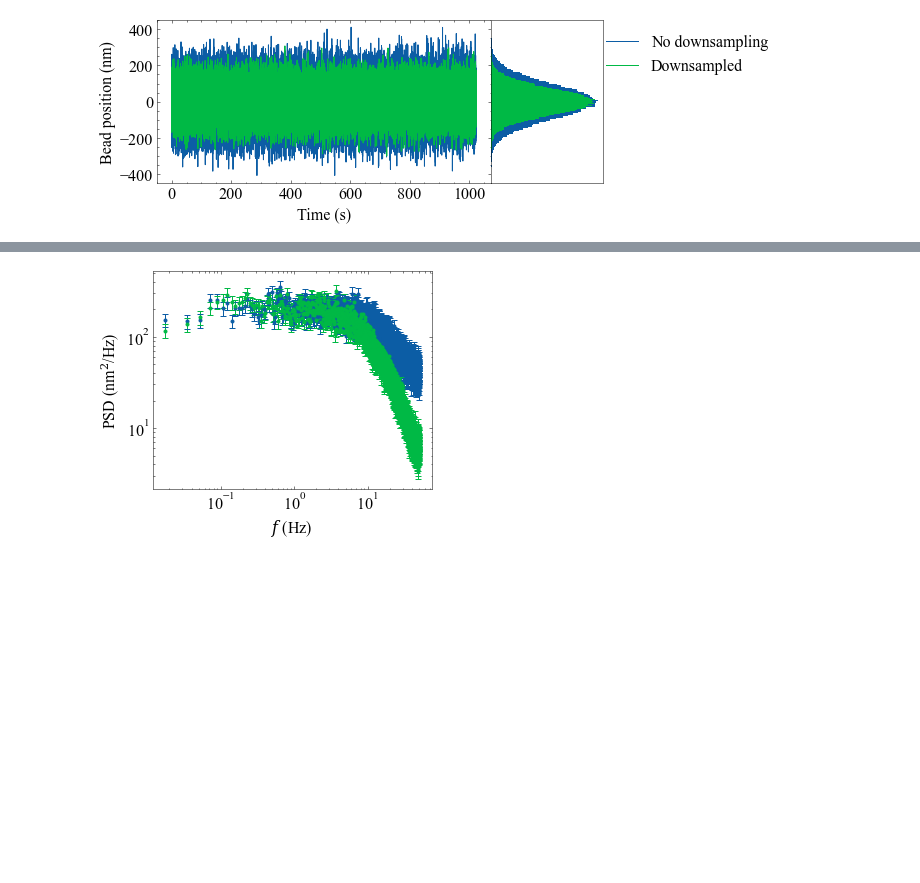
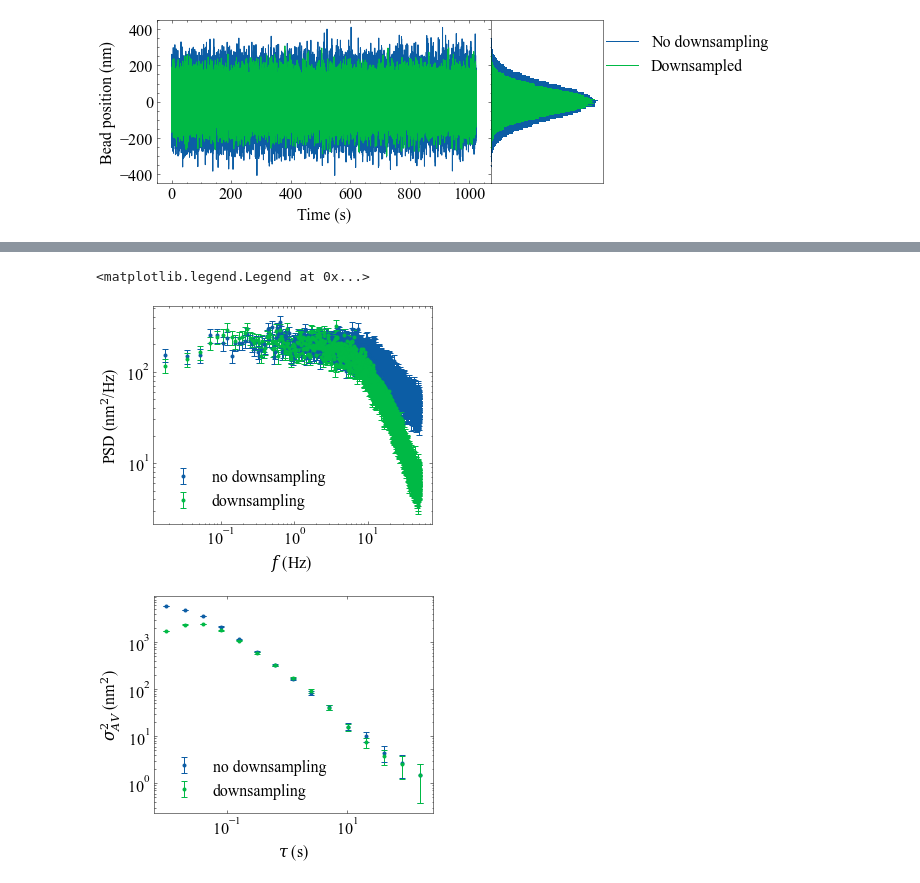
Before and after one commit to ianlmorgan/tweezepy, a Jupyter notebook: docs/pages/simulations.ipynb, the cells around one changed output, grey strips where cells are left out. Drawn from its saved outputs; the diff is of its cells as text; code cells hidden in the pictures; blank space fills up the shorter version.

```diff
--- a/docs/pages/simulations.ipynb
+++ b/docs/pages/simulations.ipynb
@@ -77,8 +87,16 @@ ax[0].legend(bbox_to_anchor = (1.3,1))
 # %%
-from tweezepy import PSD
+from tweezepy import AV,PSD
 psd = PSD(xtrace,fsim,bins = 35)
-fig, ax = psd.plot()
+fig, axes = psd.plot(data_label='no downsampling')
 psd = PSD(xtrace_ds,fsim,bins = 35)
-fig, ax = psd.plot(fig=fig)
+fig, axes = psd.plot(fig=fig,data_label='downsampling')
+axes[0].legend()
+av = AV(xtrace,fsim)
+fig, axes = av.plot(data_label='no downsampling')
+av = AV(xtrace_ds,fsim)
+fig, axes = av.plot(fig=fig,data_label='downsampling')
+axes[0].legend()
 # %% [output]
+<matplotlib.legend.Legend at 0x...>
-[figure, old version]
+[figure, new version]
+[figure, added]
```
Also changed, not shown: parts of 3 cells of this notebook, 3 other files.
